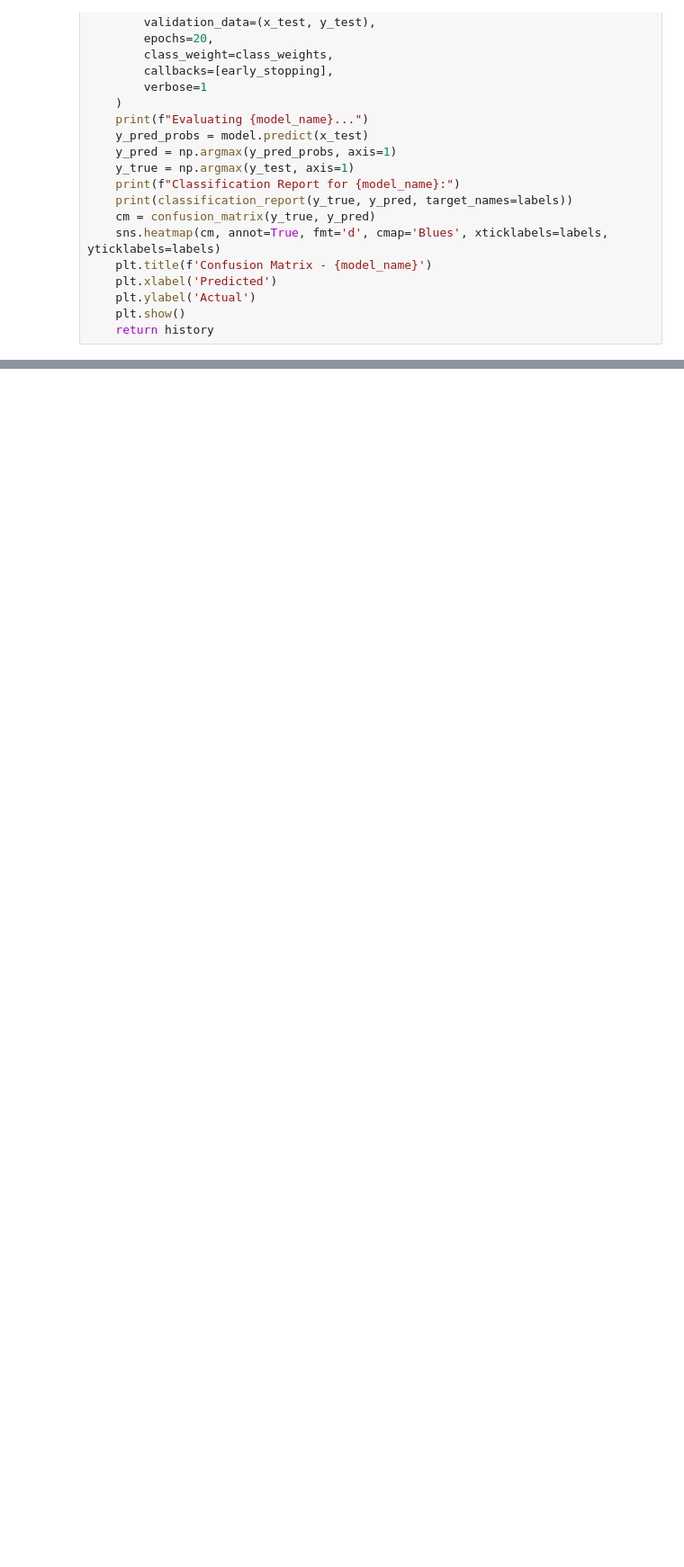
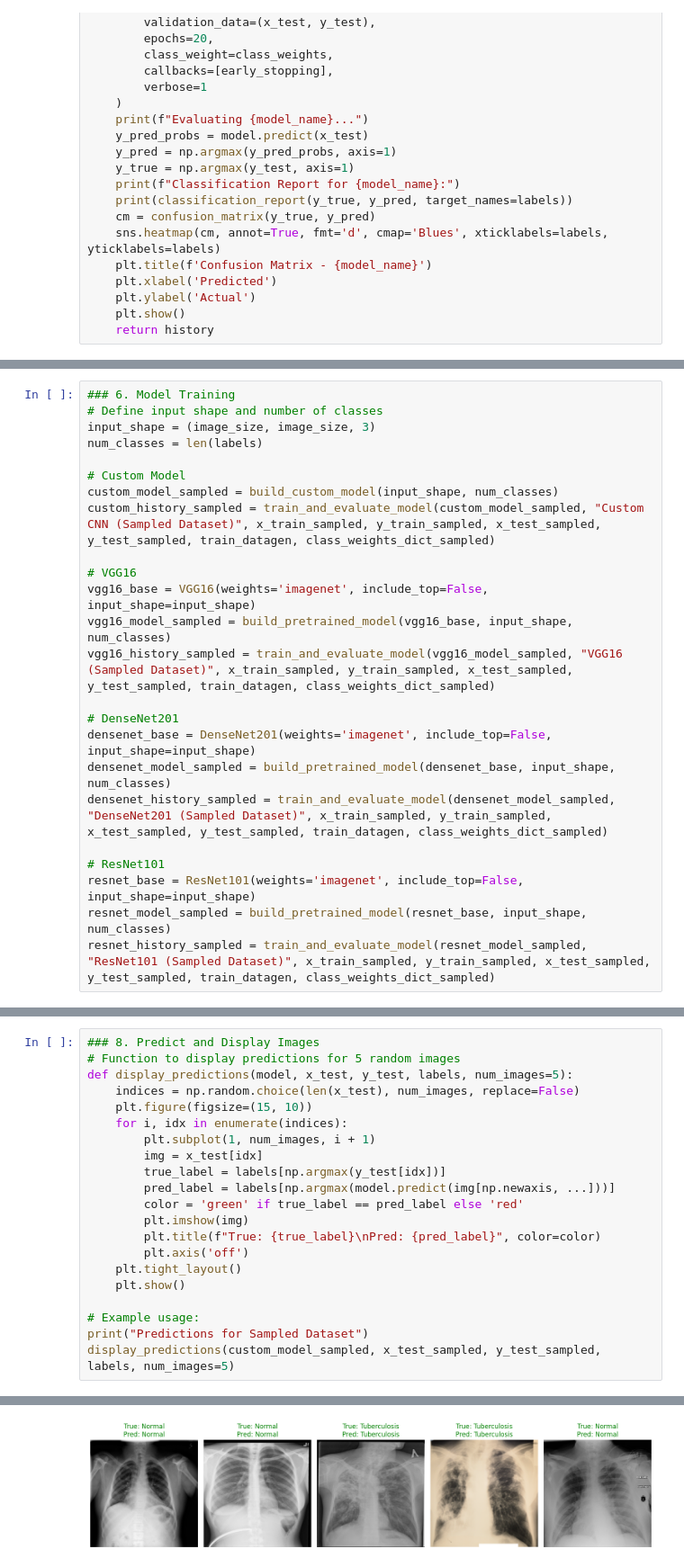
Before and after one commit to losirlu1411/project-, a Jupyter notebook: tuberculosis_.ipynb, the cells around one changed output, grey strips where cells are left out. Shown at 90% size. Cells and saved outputs as stored; diff of their text form; blank space fills up the shorter version.

```diff
--- a/tuberculosis_.ipynb
+++ b/tuberculosis_.ipynb
@@ -332,0 +486,24 @@ plt.show()
+# %%
+### 6. Model Training
+# Define input shape and number of classes
+input_shape = (image_size, image_size, 3)
+num_classes = len(labels)
+
+# Custom Model
+custom_model_sampled = build_custom_model(input_shape, num_classes)
+custom_history_sampled = train_and_evaluate_model(custom_model_sampled, "Custom CNN (Sampled Dataset)", x_train_sampled, y_train_sampled, x_test_sampled, y_test_sampled, train_datagen, class_weights_dict_sampled)
+
+# VGG16
+vgg16_base = VGG16(weights='imagenet', include_top=False, input_shape=input_shape)
+vgg16_model_sampled = build_pretrained_model(vgg16_base, input_shape, num_classes)
+vgg16_history_sampled = train_and_evaluate_model(vgg16_model_sampled, "VGG16 (Sampled Dataset)", x_train_sampled, y_train_sampled, x_test_sampled, y_test_sampled, train_datagen, class_weights_dict_sampled)
+
+# DenseNet201
+densenet_base = DenseNet201(weights='imagenet', include_top=False, input_shape=input_shape)
+densenet_model_sampled = build_pretrained_model(densenet_base, input_shape, num_classes)
+densenet_history_sampled = train_and_evaluate_model(densenet_model_sampled, "DenseNet201 (Sampled Dataset)", x_train_sampled, y_train_sampled, x_test_sampled, y_test_sampled, train_datagen, class_weights_dict_sampled)
+
+# ResNet101
+resnet_base = ResNet101(weights='imagenet', include_top=False, input_shape=input_shape)
+resnet_model_sampled = build_pretrained_model(resnet_base, input_shape, num_classes)
+resnet_history_sampled = train_and_evaluate_model(resnet_model_sampled, "ResNet101 (Sampled Dataset)", x_train_sampled, y_train_sampled, x_test_sampled, y_test_sampled, train_datagen, class_weights_dict_sampled)
@@ -332,0 +622,22 @@ plt.show()
+# %%
+### 8. Predict and Display Images
+# Function to display predictions for 5 random images
+def display_predictions(model, x_test, y_test, labels, num_images=5):
+    indices = np.random.choice(len(x_test), num_images, replace=False)
+    plt.figure(figsize=(15, 10))
+    for i, idx in enumerate(indices):
+        plt.subplot(1, num_images, i + 1)
+        img = x_test[idx]
+        true_label = labels[np.argmax(y_test[idx])]
+        pred_label = labels[np.argmax(model.predict(img[np.newaxis, ...]))]
+        color = 'green' if true_label == pred_label else 'red'
+        plt.imshow(img)
+        plt.title(f"True: {true_label}\nPred: {pred_label}", color=color)
+        plt.axis('off')
+    plt.tight_layout()
+    plt.show()
+
+# Example usage:
+print("Predictions for Sampled Dataset")
+display_predictions(custom_model_sampled, x_test_sampled, y_test_sampled, labels, num_images=5)
+# %% [output]
@@ -332,0 +650 @@ plt.show()
+[figure, added]
```
Also changed, not shown: parts of 19 cells of this notebook.
